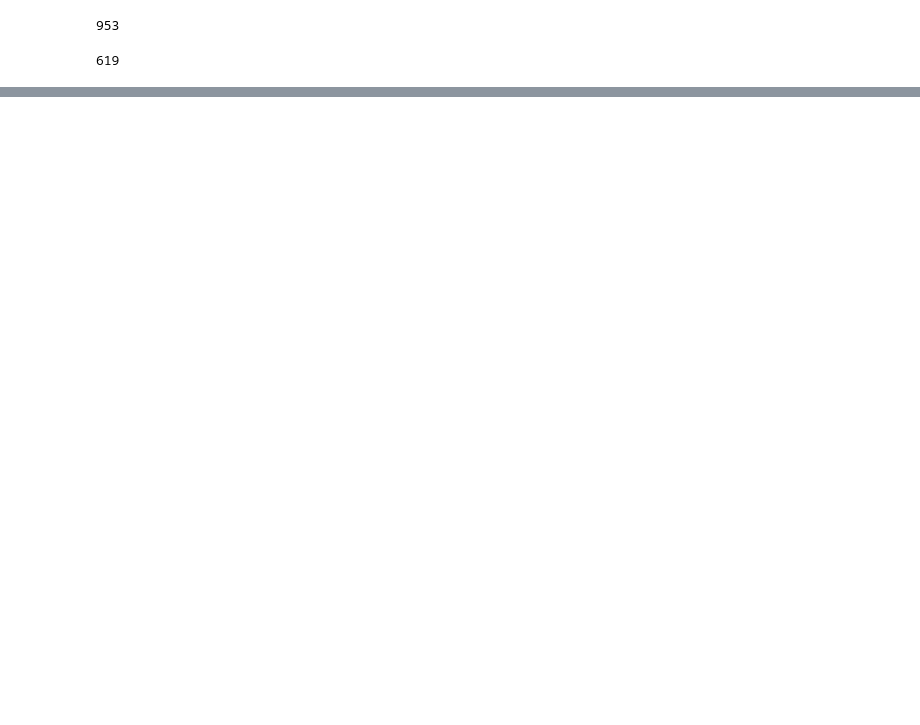
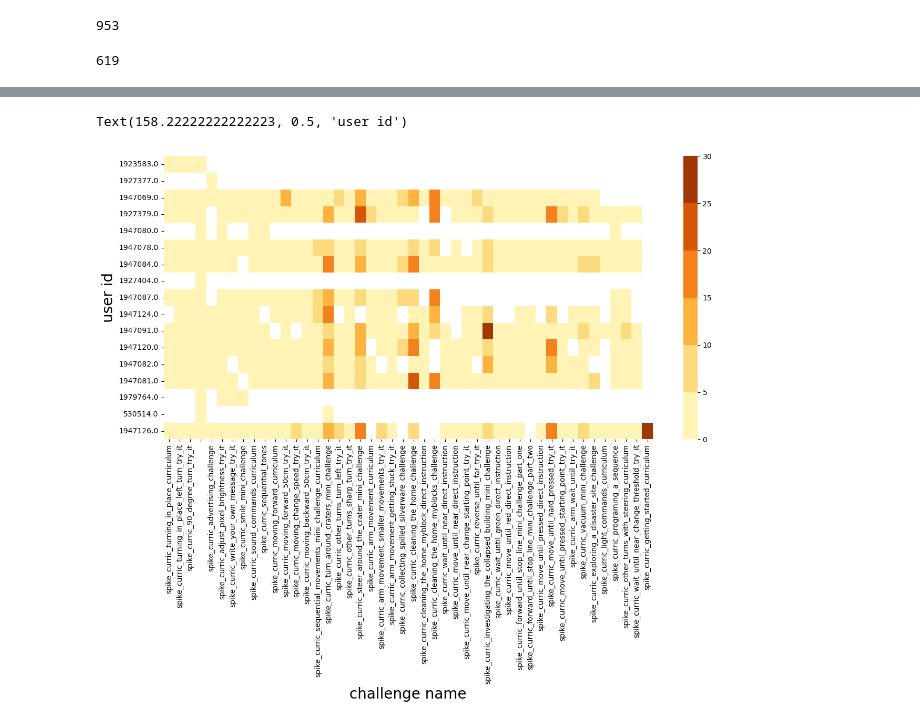
Before and after one commit to cmroboticsacademy/facilitate, a Jupyter notebook: episodes_vs_programs.ipynb, the cells around one changed output, grey strips where cells are left out. Drawn from its saved outputs; the diff is of its cells as text; code cells hidden in the pictures; blank space fills up the shorter version.

```diff
--- a/episodes_vs_programs.ipynb
+++ b/episodes_vs_programs.ipynb
@@ -106,0 +165,9 @@ other_actors
+# %%
+plt.figure(figsize=(15,7))
+p = sns.heatmap(heatmap_tries,
+           cmap=sns.color_palette("YlOrBr"))
+p.set_xlabel("challenge name", fontsize = 20)
+p.set_ylabel("user id", fontsize = 20)
+# %% [output]
+Text(158.22222222222223, 0.5, 'user id')
+[figure, added]
```
Also changed, not shown: parts of 10 cells of this notebook.
